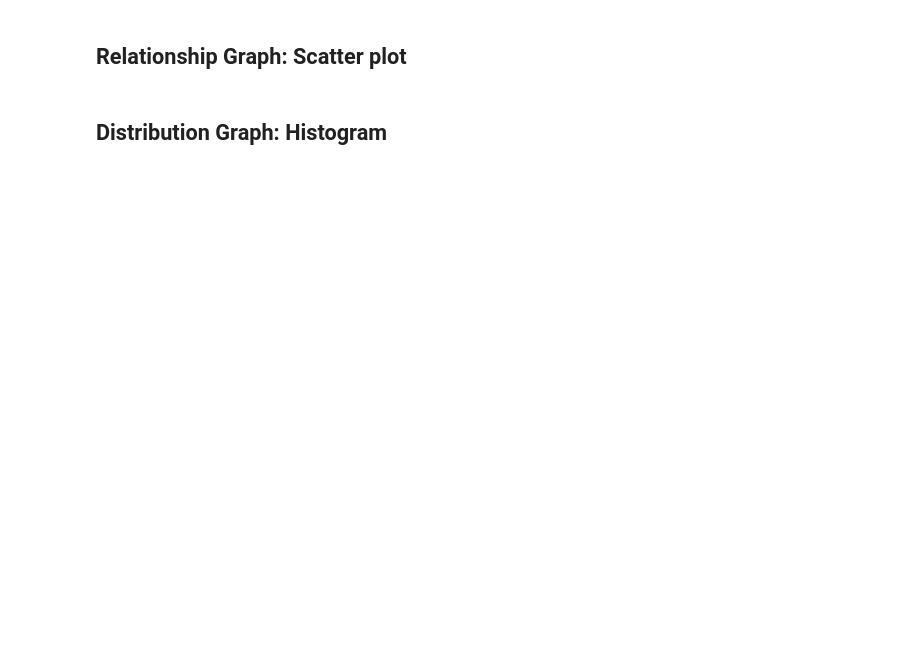
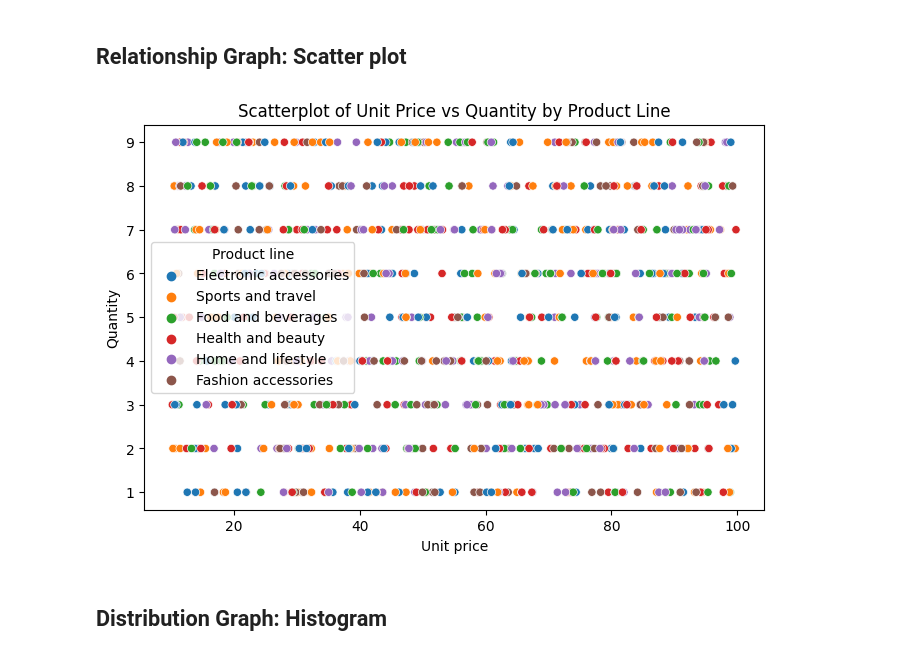
Before and after one commit to ibtissam09/Hands-on-Machine-Learning, a Jupyter notebook: Data Exploration/Python/03_02b.ipynb, the cells around one changed output. Saved outputs shown, nothing was run; the diff lists cells and outputs as text; code cells hidden in the pictures; blank space fills up the shorter version.

```diff
--- a/Data Exploration/Python/03_02b.ipynb
+++ b/Data Exploration/Python/03_02b.ipynb
@@ -21,4 +45,11 @@ Import libraries
 # %% [markdown]
 ## Relationship Graph: Scatter plot
+# %%
+plt.figure(figsize=(8, 5))
+sns.scatterplot(x='Unit price', y='Quantity', hue="Product line", data=supermarket_sales)
+plt.title('Scatterplot of Unit Price vs Quantity by Product Line')
+plt.show()
+# %% [output]
+[figure, added]
 # %% [markdown]
 ## Distribution Graph: Histogram
```
Also changed, not shown: parts of 8 cells of this notebook, 10 other files.
